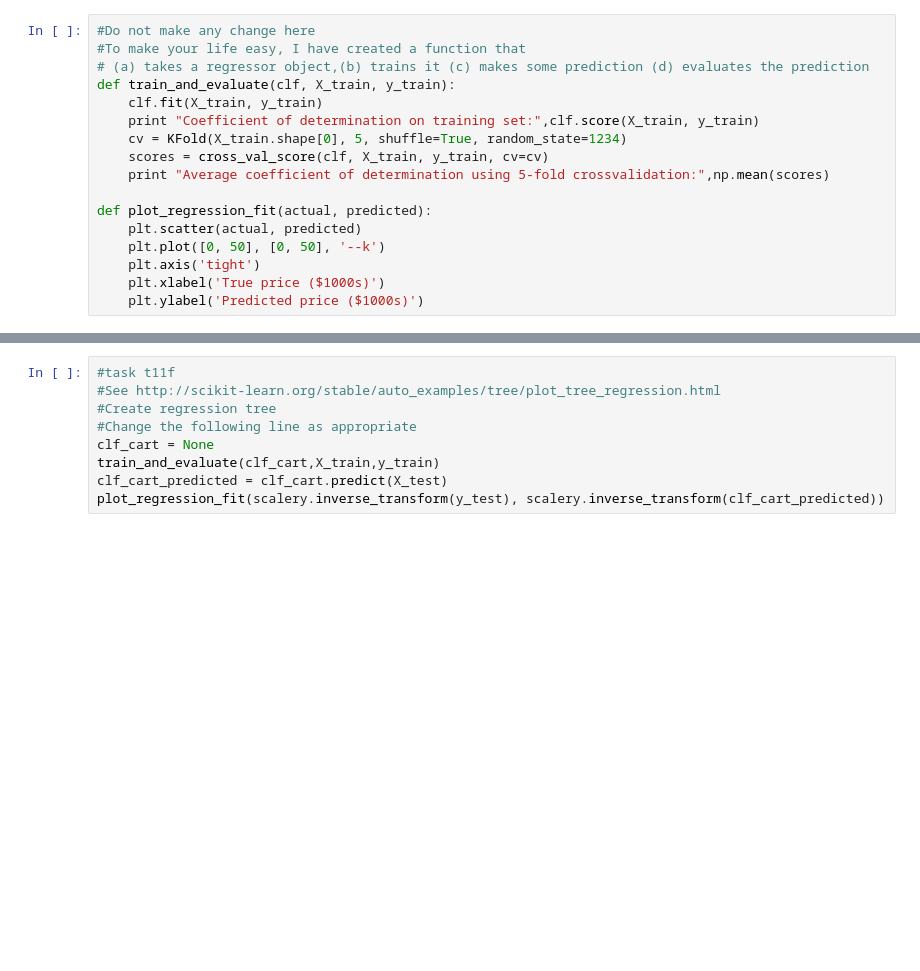
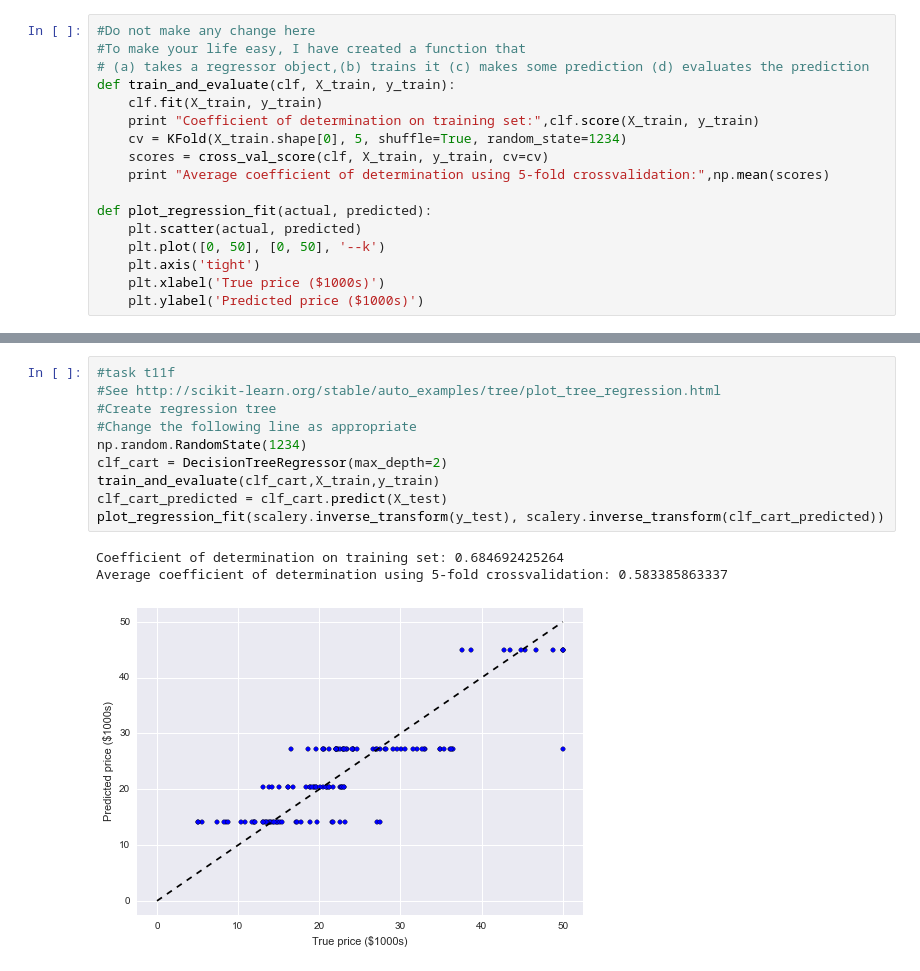
Before and after one commit to sreeharihegden/CSE-5334-Data-Mining, a Jupyter notebook: PA2/PA2_MNIST_Classification_Boston_Regression.ipynb, the cells around one changed output, grey strips where cells are left out. Cells and saved outputs as stored; diff of their text form; blank space fills up the shorter version.

```diff
--- a/PA2/PA2_MNIST_Classification_Boston_Regression.ipynb
+++ b/PA2/PA2_MNIST_Classification_Boston_Regression.ipynb
@@ -863,12 +1148,17 @@ plot_regression_fit(scalery.inverse_transform(y_test), scalery.inverse_transform
 # %%
 #task t11f
 #See http://scikit-learn.org/stable/auto_examples/tree/plot_tree_regression.html
 #Create regression tree
 #Change the following line as appropriate
-clf_cart = None
+np.random.RandomState(1234)
+clf_cart = DecisionTreeRegressor(max_depth=2)
 train_and_evaluate(clf_cart,X_train,y_train)
 clf_cart_predicted = clf_cart.predict(X_test)
 plot_regression_fit(scalery.inverse_transform(y_test), scalery.inverse_transform(clf_cart_predicted))
+# %% [output]
+Coefficient of determination on training set: 0.684692425264
+Average coefficient of determination using 5-fold crossvalidation: 0.583385863337
+[figure, added]
 # %%
 #task t11g
 #See http://scikit-learn.org/stable/modules/generated/sklearn.ensemble.RandomForestRegressor.html#sklearn.ensemble.RandomForestRegressor
```
Also changed, not shown: parts of 39 cells of this notebook.
